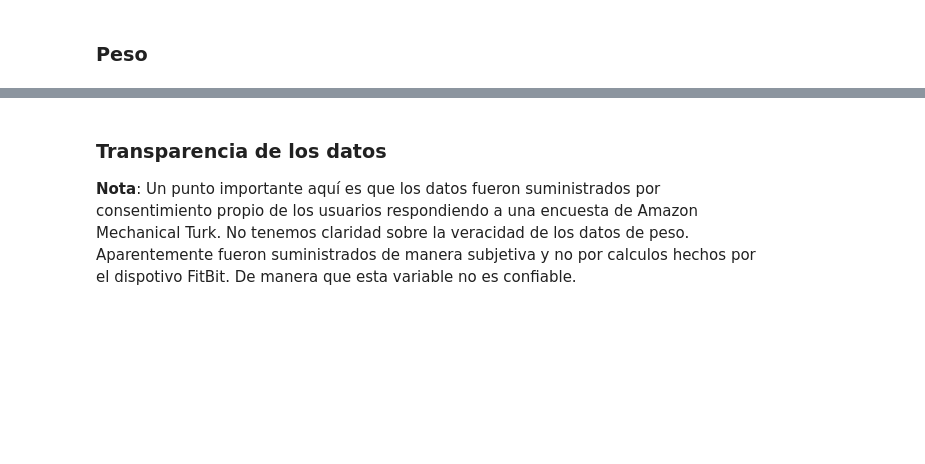
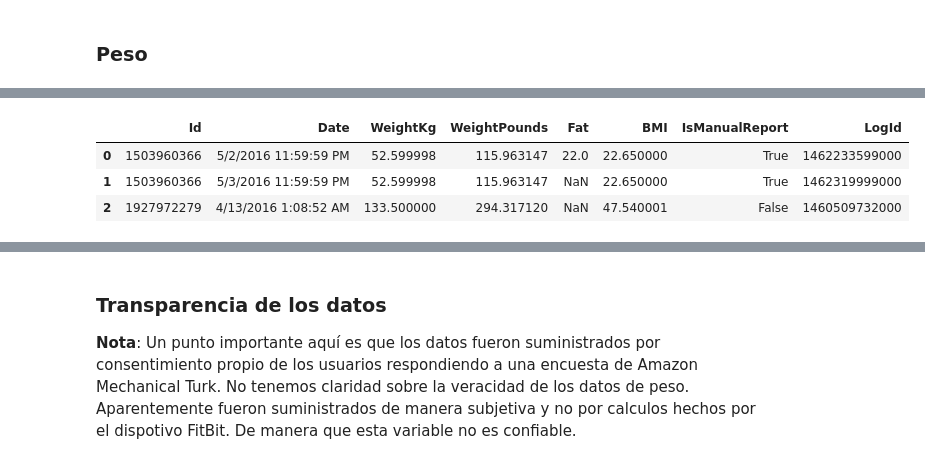
Before and after one commit to JuanD13Perez/Books_and_courses, a Jupyter notebook: Google_Data_Analysis_Prof_Certificate/Bellabeat_Case_Study.ipynb, the cells around one changed output, grey strips where cells are left out. Saved outputs shown, nothing was run; the diff lists cells and outputs as text; code cells hidden in the pictures; blank space fills up the shorter version.

```diff
--- a/Google_Data_Analysis_Prof_Certificate/Bellabeat_Case_Study.ipynb
+++ b/Google_Data_Analysis_Prof_Certificate/Bellabeat_Case_Study.ipynb
@@ -769,4 +769,4 @@ set()
 # %% [markdown]
 ### Peso
 # %%
-all_df['weightLogInfo_merged']
+pesos = all_df['weightLogInfo_merged'].copy()
@@ -786,0 +773,7 @@ all_df['weightLogInfo_merged']
+# %%
+pesos.head(3)
+# %% [output]
+|  | Id | Date | WeightKg | WeightPounds | Fat | BMI | IsManualReport | LogId |
+| 0 | 1503960366 | 5/2/2016 11:59:59 PM | 52.599998 | 115.963147 | 22.0 | 22.650000 | True | 1462233599000 |
+| 1 | 1503960366 | 5/3/2016 11:59:59 PM | 52.599998 | 115.963147 | NaN | 22.650000 | True | 1462319999000 |
+| 2 | 1927972279 | 4/13/2016 1:08:52 AM | 133.500000 | 294.317120 | NaN | 47.540001 | False | 1460509732000 |
```
Also changed, not shown: parts of 6 cells of this notebook.
